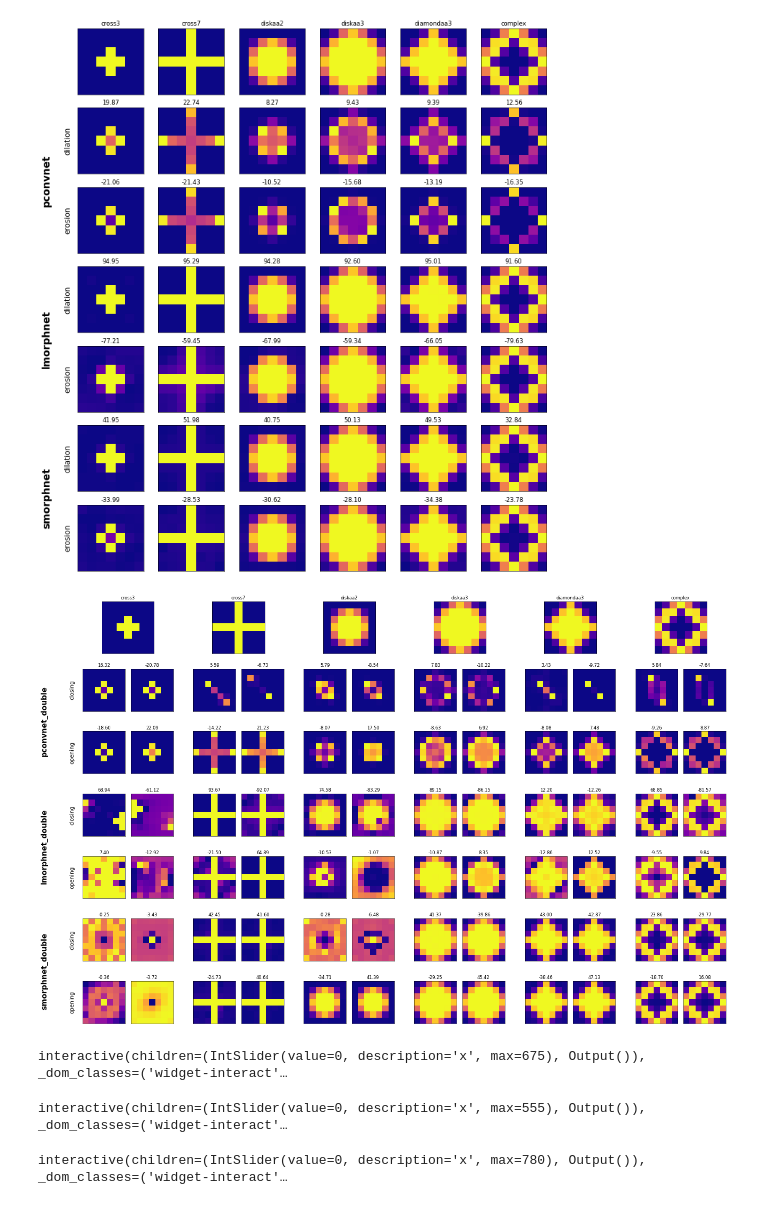
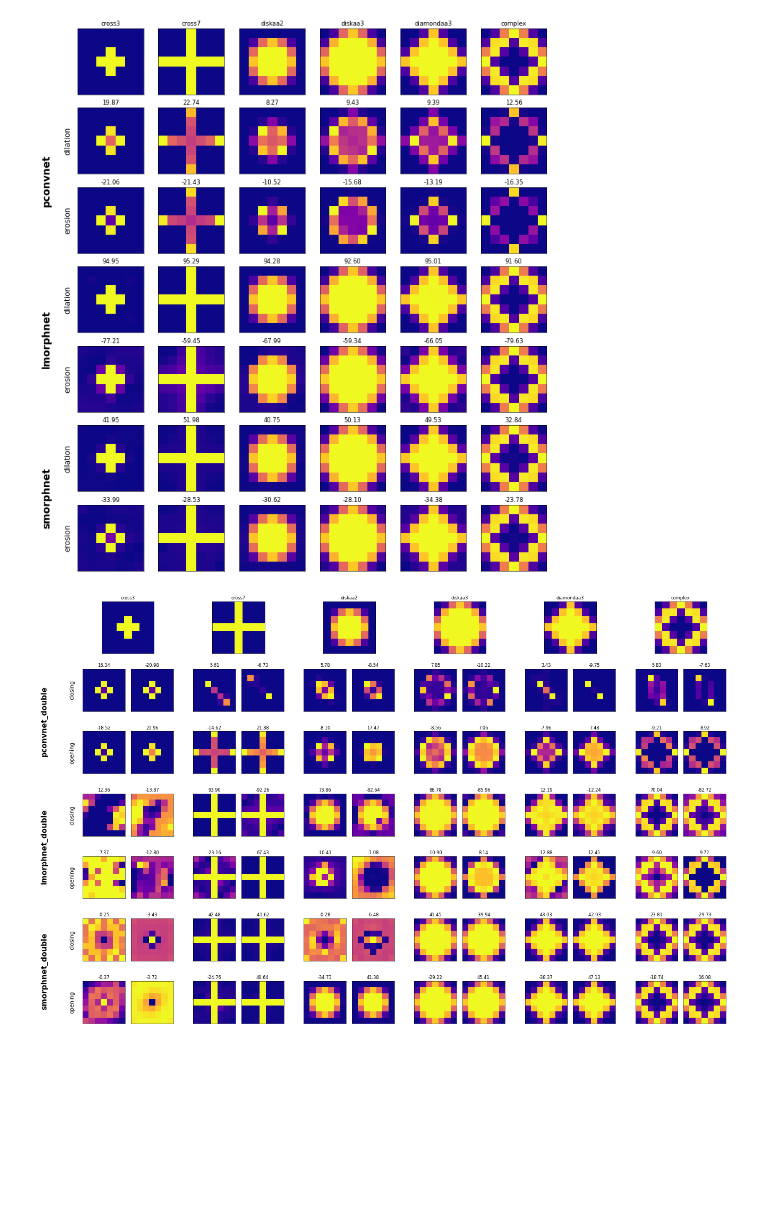
Before and after one commit to TheodoreAouad/MorphoNet, a Jupyter notebook: vis.ipynb, the cells around one changed output. Cells and saved outputs as stored; diff of their text form; code cells hidden in the pictures; blank space fills up the shorter version.

```diff
--- a/vis.ipynb
+++ b/vis.ipynb
@@ -181,10 +188,10 @@ plt.show()
 # %%
 fig, grid, params = init(2 * (len(dnets) * len(dop)))
 
-plot(dnets, 1, params, 2)
+plot(dnets, 1, params, 2, 9)
 
 plt.show()
 # %% [output]
-[figure, old version]
+[figure, new version]
 # %%
 def update(x, n_filters, op, var_name, layer_name, path):
@@ -223,15 +243,3 @@ def evolution(run, net, op, sel):
                "path": path }
 
     interact(lambda x : update(x, **kwargs), x=widgets.IntSlider(min=0, max=n_batches - 1, step=1, value=0))
-# %%
-evolution(6, "lmorphnet_double", "opening", "diamondaa3")
-# %% [output]
-interactive(children=(IntSlider(value=0, description='x', max=675), Output()), _dom_classes=('widget-interact'…
-# %%
-evolution(0, "smorphnet_double", "closing", "diamondaa3")
-# %% [output]
-interactive(children=(IntSlider(value=0, description='x', max=555), Output()), _dom_classes=('widget-interact'…
-# %%
-evolution(9, "smorphnet_double", "closing", "diamondaa3")
-# %% [output]
-interactive(children=(IntSlider(value=0, description='x', max=780), Output()), _dom_classes=('widget-interact'…
```
Also changed, not shown: parts of 22 cells of this notebook.
